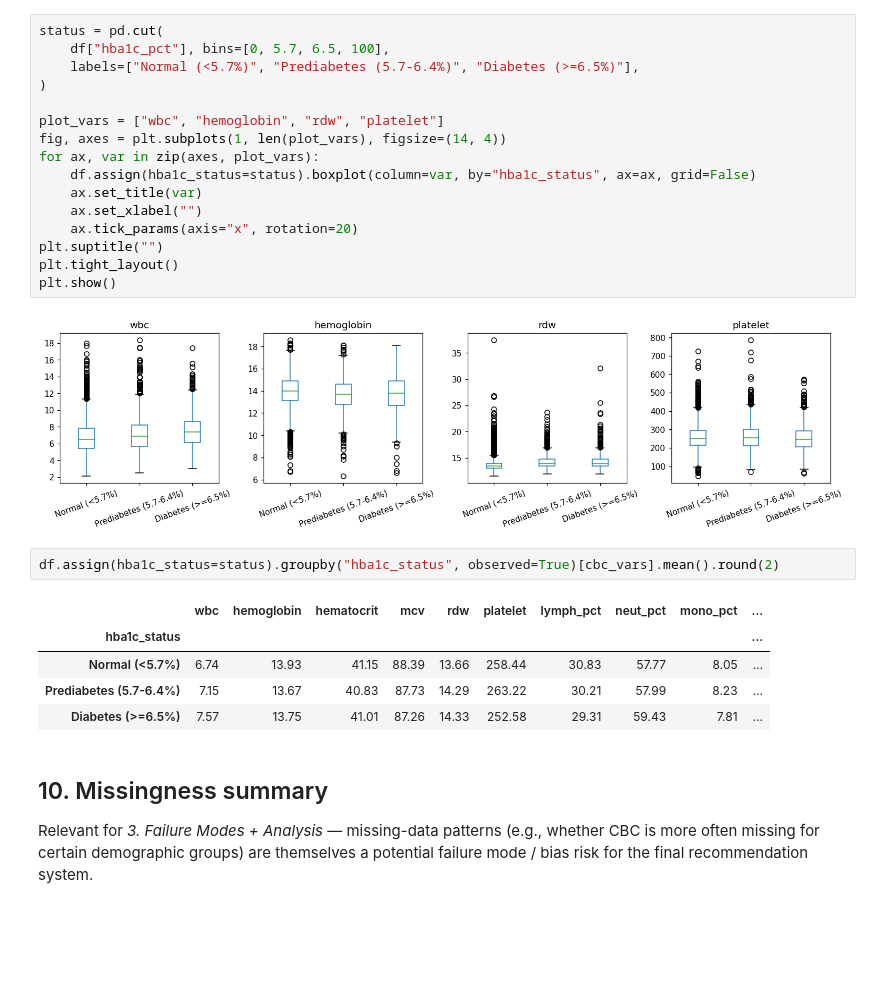
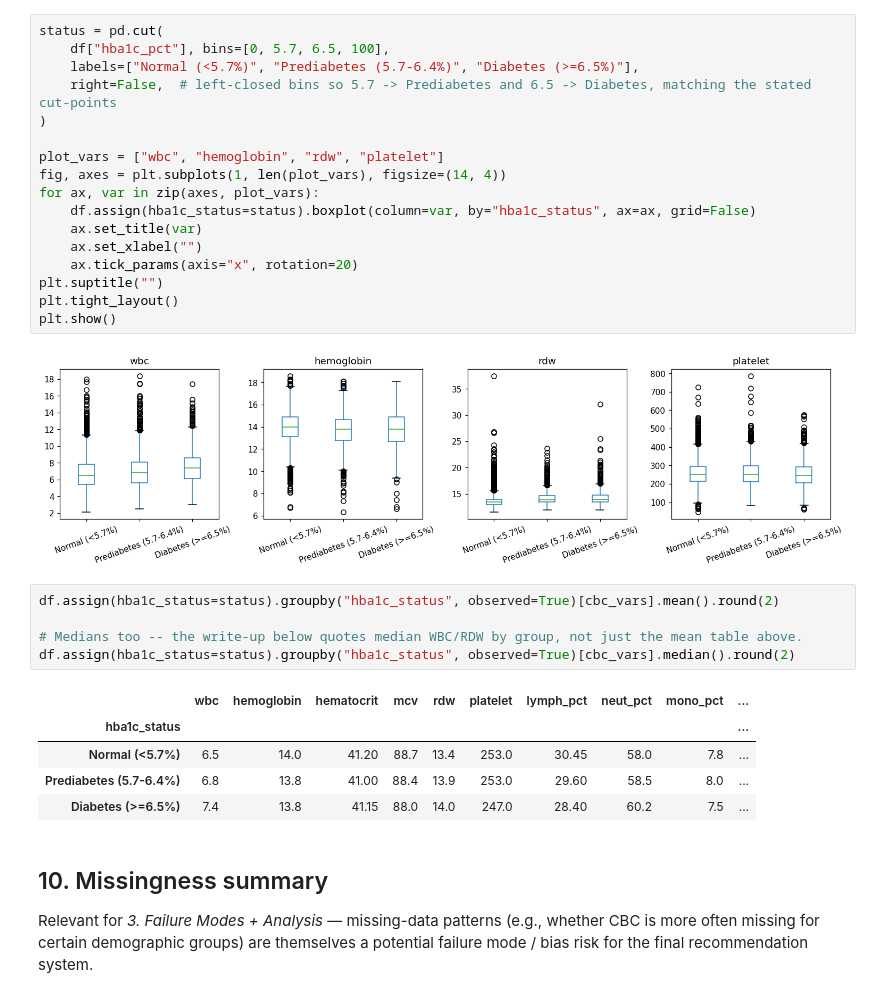
Before and after one commit to hamidsaeed13/VORTEX-BMEN-600-Project, a Jupyter notebook: code/01_eda_cbc_glucose_demographics.ipynb, the cells around one changed output. Cells and saved outputs as stored; diff of their text form; blank space fills up the shorter version.

```diff
--- a/code/01_eda_cbc_glucose_demographics.ipynb
+++ b/code/01_eda_cbc_glucose_demographics.ipynb
@@ -244,6 +245,7 @@ measures. This is a quick first look, not a final model.
 status = pd.cut(
     df["hba1c_pct"], bins=[0, 5.7, 6.5, 100],
     labels=["Normal (<5.7%)", "Prediabetes (5.7-6.4%)", "Diabetes (>=6.5%)"],
+    right=False,  # left-closed bins so 5.7 -> Prediabetes and 6.5 -> Diabetes, matching the stated cut-points
 )
 
 plot_vars = ["wbc", "hemoglobin", "rdw", "platelet"]
@@ -260,12 +262,15 @@ plt.show()
 [figure]
 # %%
 df.assign(hba1c_status=status).groupby("hba1c_status", observed=True)[cbc_vars].mean().round(2)
+
+# Medians too -- the write-up below quotes median WBC/RDW by group, not just the mean table above.
+df.assign(hba1c_status=status).groupby("hba1c_status", observed=True)[cbc_vars].median().round(2)
 # %% [output]
 |  | wbc | hemoglobin | hematocrit | mcv | rdw | platelet | lymph_pct | neut_pct | mono_pct | ... |
 | hba1c_status |  |  |  |  |  |  |  |  |  | ... |
-| Normal (<5.7%) | 6.74 | 13.93 | 41.15 | 88.39 | 13.66 | 258.44 | 30.83 | 57.77 | 8.05 | ... |
-| Prediabetes (5.7-6.4%) | 7.15 | 13.67 | 40.83 | 87.73 | 14.29 | 263.22 | 30.21 | 57.99 | 8.23 | ... |
-| Diabetes (>=6.5%) | 7.57 | 13.75 | 41.01 | 87.26 | 14.33 | 252.58 | 29.31 | 59.43 | 7.81 | ... |
+| Normal (<5.7%) | 6.5 | 14.0 | 41.20 | 88.7 | 13.4 | 253.0 | 30.45 | 58.0 | 7.8 | ... |
+| Prediabetes (5.7-6.4%) | 6.8 | 13.8 | 41.00 | 88.4 | 13.9 | 253.0 | 29.60 | 58.5 | 8.0 | ... |
+| Diabetes (>=6.5%) | 7.4 | 13.8 | 41.15 | 88.0 | 14.0 | 247.0 | 28.40 | 60.2 | 7.5 | ... |
 # %% [markdown]
 ## 10. Missingness summary
 
```
Also changed, not shown: parts of 2 cells of this notebook, 8 other files.
